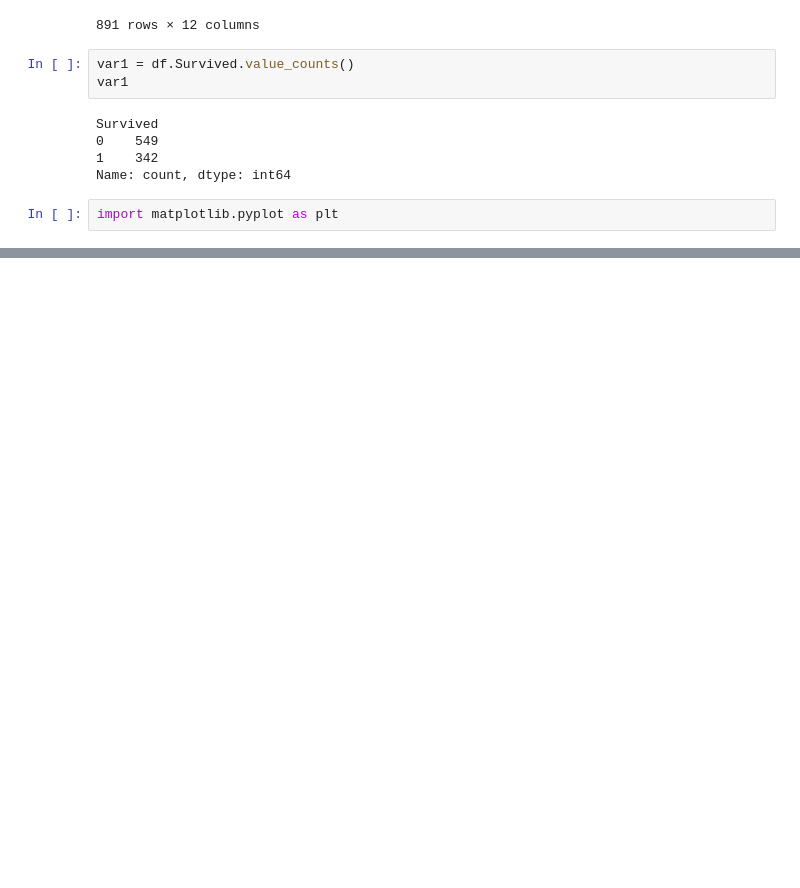
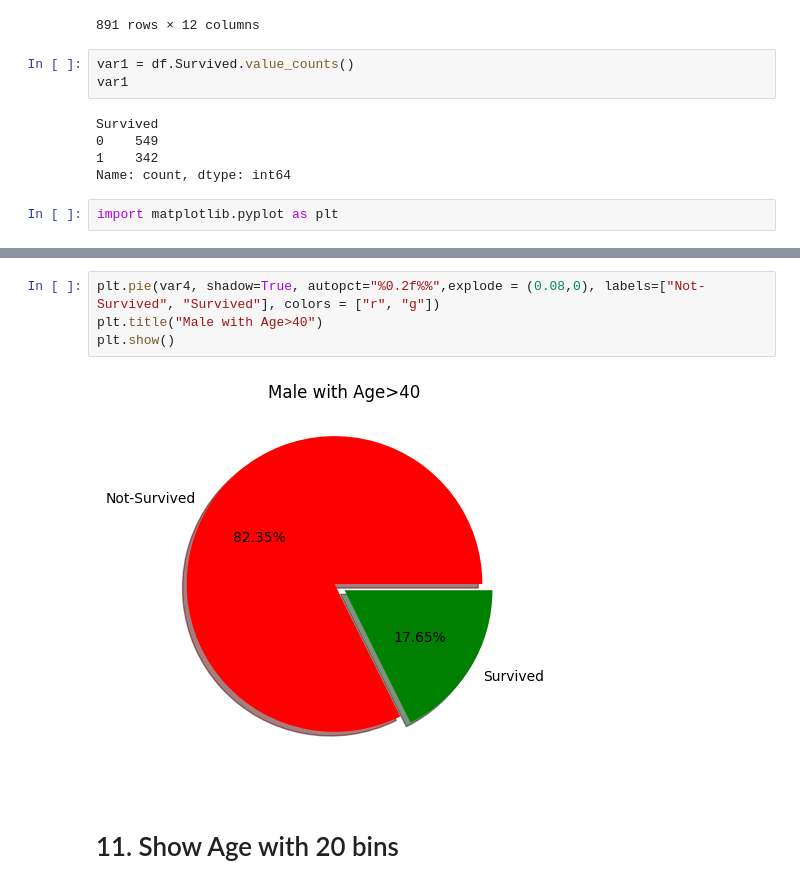
Before and after one commit to Aditya-amrahs/EDA-ML, a Jupyter notebook: Titanic/Titanic-Sol.ipynb, the cells around one changed output, grey strips where cells are left out. Cells and saved outputs as stored; diff of their text form; blank space fills up the shorter version.

```diff
--- a/Titanic/Titanic-Sol.ipynb
+++ b/Titanic/Titanic-Sol.ipynb
@@ -138,0 +205,8 @@ SyntaxError: invalid syntax (4167178417.py, line 1)
+# %%
+plt.pie(var4, shadow=True, autopct="%0.2f%%",explode = (0.08,0), labels=["Not-Survived", "Survived"], colors = ["r", "g"])
+plt.title("Male with Age>40")
+plt.show()
+# %% [output]
+[figure, added]
+# %% [markdown]
+# 11. Show Age with 20 bins
```
Also changed, not shown: parts of 43 cells of this notebook.
